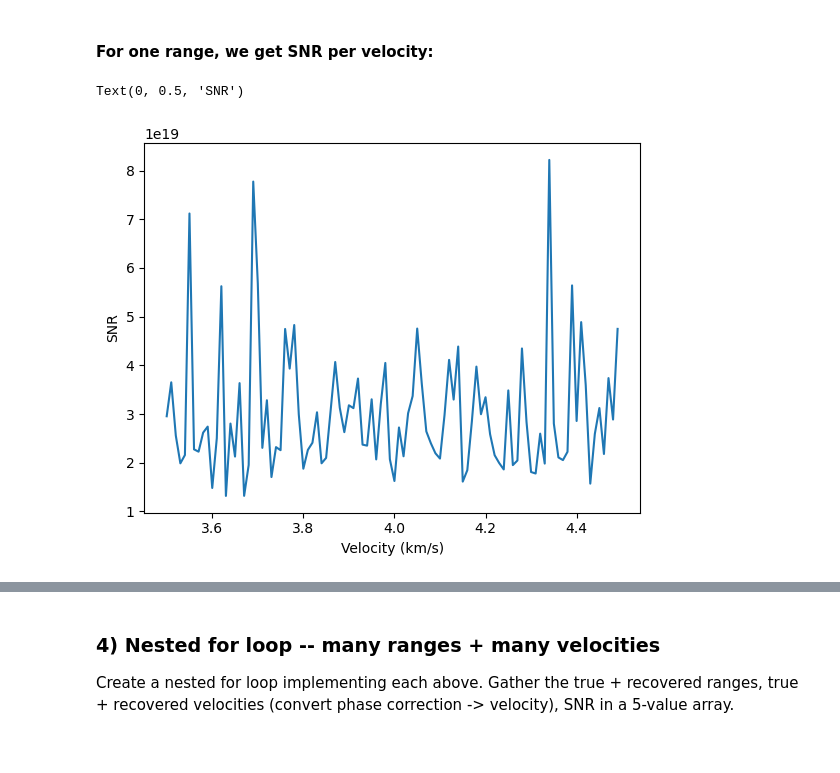
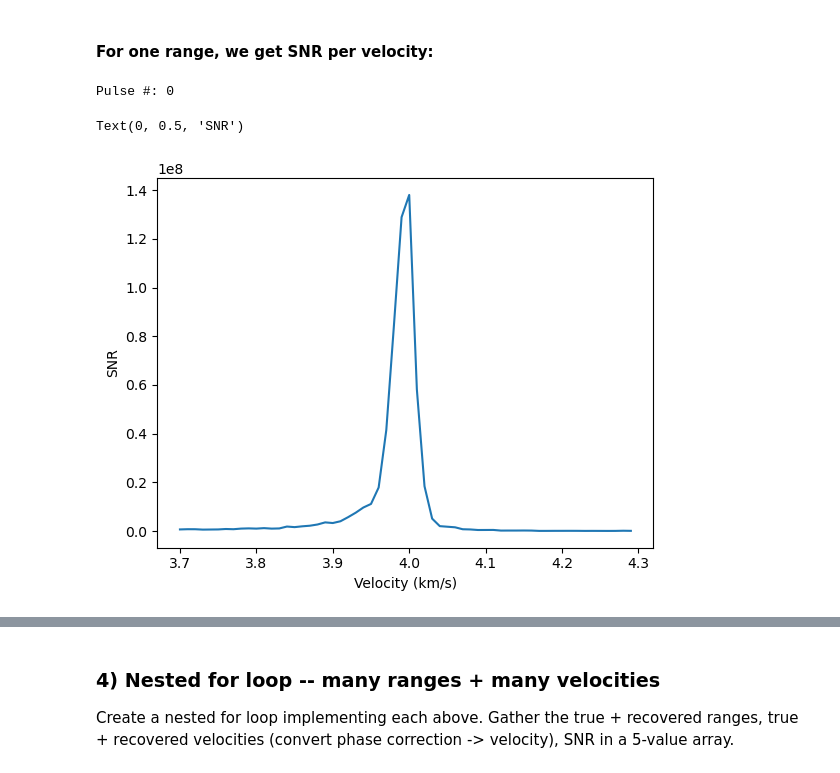
Before and after one commit to MystaryPi/reason-ranging, a Jupyter notebook: Phase Shift Approach.ipynb, the cells around one changed output, grey strips where cells are left out. Cells and saved outputs as stored; diff of their text form; code cells hidden in the pictures.

```diff
--- a/Phase Shift Approach.ipynb
+++ b/Phase Shift Approach.ipynb
@@ -80,14 +80,15 @@ def ranging_per_v(start_alt, end_time, sampling_rate_m, vset):
     index_per_pulse = int((1/hf_repetition_freq)*hf_fs)
 
     for idx, time in enumerate(np.arange(0, len(t), index_per_pulse)):
-        d = range_array[idx]
-        phase_shift = 2*np.pi*d/hf_wavelength # for chirp signal below
+        if idx % 1000 == 0: print("Pulse #: " + str(idx))
+        #d = range_array[idx]
+        #phase_shift = 2*np.pi*(vset*t[idx*index_per_pulse])/hf_wavelength # for chirp signal below
 
         # ONE CHIRP
-        chirpsig = chirp(hf_s, hf_pulse_length, hf_fs, hf_fc, 1, int((1/hf_repetition_freq)*hf_fs), phase_shift)
+        chirpsig = chirp(hf_s, hf_pulse_length, hf_fs, hf_fc, 1, int((1/hf_repetition_freq)*hf_fs), 0)
 
         # signal spreads out 1/16 pi d^4
-        Pr = radar_equation(Pt, Gt, d, rcs, hf_wavelength)
+        Pr = radar_equation(Pt, Gt, range_array[idx], rcs, hf_wavelength)
 
         res = np.append(res, chirpsig) # in units of AMPLITUDE
 
@@ -102,14 +103,13 @@ N_power = N_galactic * (hf_bandwidth/1e6) * hf_Ae # W
 print("Galactic noise (power): {} W".format(N_power))
 
 start_alt = 40000*1e3 #m
-end_time = 0.001 #s
+end_time = 2*start_alt/c #s
 vset = 4e3 #m/s
 sampling_rate_m = vset/hf_repetition_freq
 
 res, pulse_count, Pr = ranging_per_v(start_alt, end_time, sampling_rate_m, vset) # assume 4 km/s
 noise_power = np.random.normal(loc=N_power, size=len(res)) # in units of amplitude (sqrt(W))
 
-print(np.max(np.abs(res))) # amplitude (should be 1)
 print("Uncompressed P_r/N (power): {:.2f} dB".format(10*np.log10(np.max(np.abs(Pr*res**2))/N_power)))
 
 # Times for pulse train
@@ -117,6 +117,7 @@ times = np.linspace(0, pulse_count*(1/hf_repetition_freq), len(res))
 # final time = number of pulses * repetition freq
 
 # Plot figure
+'''
 fig, ax = plt.subplots(figsize=(5,5))
 plt.plot(times/(1e-6), Pr*res**2 + noise_power, c='gray', label='With noise')
 plt.plot(times/(1e-6), Pr*res**2, c='maroon', label='Without noise')
@@ -124,5 +125,6 @@ plt.title("HF chirp pulse train \nfrom {:,} to {:,} km".format(start_alt/1e3, (s
 plt.xlabel(r"Time ($\mu$ s)", fontsize=12)
 plt.ylabel("Power (W)", fontsize = 12)
 plt.legend()
+'''
 # %% [output]
 Galactic noise (power): 3.5153484038226244e-15 W
@@ -209,9 +235,11 @@ def get_SNR(res, pulse_count, v, dtrue, dtest):
 # %%
 dtrue = 40000e3
+vtrue = 4000
 #peaks, peak_sum_at_guess, shift_times, shifted_signal = get_SNR(res, pulse_count, 4000, dtrue, dtrue)
 noise = np.random.normal(loc=np.sqrt(N_power), size=len(res)) # in units of amplitude (sqrt(W))
-_, amplitude_at_guess, shift_times_noise, shifted_signal_noise = get_SNR(res*np.sqrt(Pr), pulse_count, 4000, dtrue, dtrue)
+amplitude_at_guess, shift_times_noise, shifted_signal_noise = get_SNR(res*np.sqrt(Pr), pulse_count, vtrue, 4.0e3, dtrue, dtrue)
 # units of Sqrt(W) -- amplitude
+print(amplitude_at_guess)
 
 '''
 fig, ax = plt.subplots(figsize=(5,5))
@@ -238,20 +268,21 @@ plt.xlim(shift_times_noise[np.argmax(shifted_signal_noise) - 20]/(1e-6), shift_t
 #### For one range, we get SNR per velocity:
 # %%
 SNR_array = np.array([])
-res, pulse_count, Pr = ranging_per_v(start_alt, end_time, 3.7e3/hf_repetition_freq, 3.7e3) # assume 4 km/s
+res, pulse_count, Pr = ranging_per_v(start_alt, end_time, 4e3/hf_repetition_freq, 4e3) # assume 4 km/s
 
-for v in np.arange(3.5e3, 4.5e3, 0.01e3):
+for v in np.arange(3.7e3, 4.3e3, 0.01e3):
     noise = np.random.normal(loc=np.sqrt(N_power), size=len(res)) # in units of amplitude (sqrt(W))
-    _, peak_sum, _, shifted_signal  = get_SNR(res*np.sqrt(Pr) + noise, pulse_count, v, 40000e3, 40000e3) # true alt=40000
+    peak_sum, _, shifted_signal  = get_SNR(res*np.sqrt(Pr), pulse_count, 4e3, v, 40000e3, 40000e3) # true alt=40000
     SNR = (np.abs(peak_sum)**2)/N_power # in units of power
     SNR_array = np.append(SNR_array, SNR)
 
-plt.plot(np.arange(3.5e3, 4.5e3, 0.01e3)/1000, SNR_array)
+plt.plot(np.arange(3.7e3, 4.3e3, 0.01e3)/1000, SNR_array)
 plt.xlabel("Velocity (km/s)")
 plt.ylabel("SNR")
 # %% [output]
-Text(0, 0.5, 'SNR')
+Pulse #: 0
+Text(0, 0.5, 'SNR')
-[figure, old version]
+[figure, new version]
 # %%
 SNR_array = np.array([])
 vset = 4e3
```
Also changed, not shown: parts of 15 cells of this notebook.
